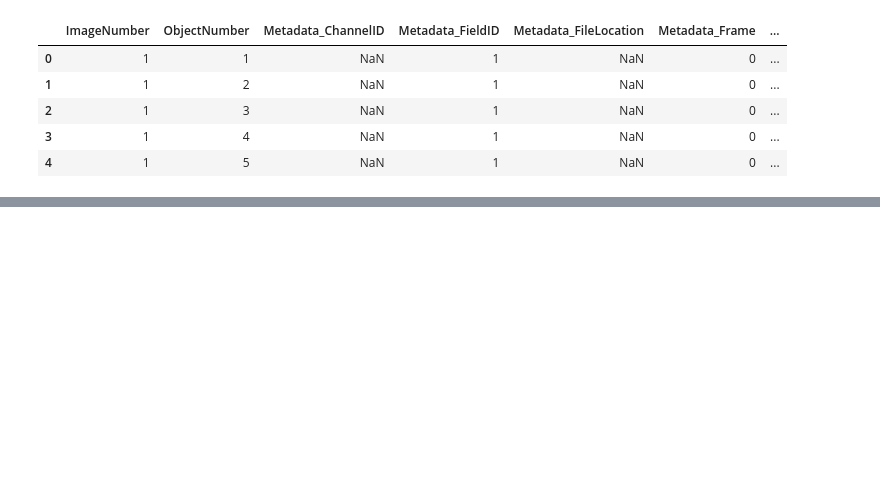
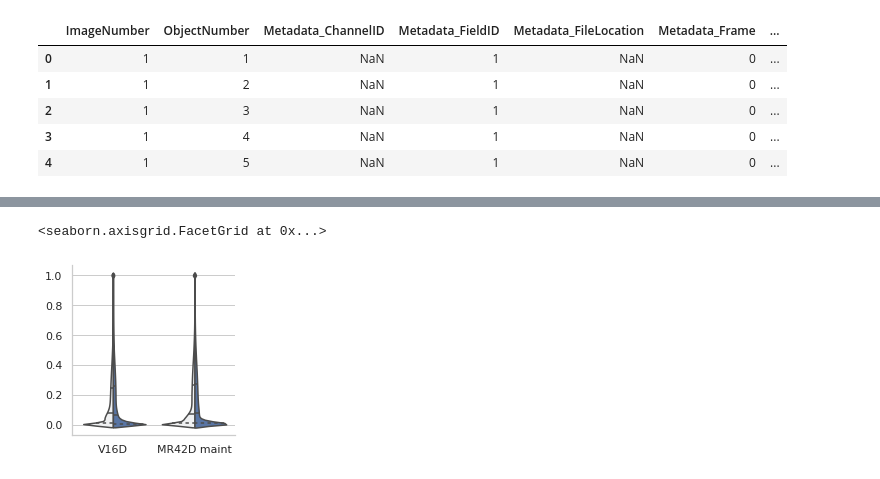
Before and after one commit to halliganbs/violin_facet_gird, a Jupyter notebook: violin_plot.ipynb, the cells around one changed output, grey strips where cells are left out. Cells and saved outputs as stored; diff of their text form; code cells hidden in the pictures; blank space fills up the shorter version.

```diff
--- a/violin_plot.ipynb
+++ b/violin_plot.ipynb
@@ -33,0 +108,10 @@ dt.head()
+# %%
+melted = df_scaled.melt(
+    id_vars=['Cell Line', 'Enza', 'NCAM','PSA'],
+    value_vars=df_scaled.columns.difference(['Cell Line', 'Enza', 'NCAM', 'PSA'])
+)
+g = sns.FacetGrid(melted)
+g.map(sns.violinplot, data=melted, y='value', x='Cell Line', hue='Enza', split=True, inner='quartile')
+# %% [output]
+<seaborn.axisgrid.FacetGrid at 0x...>
+[figure, added]
```
Also changed, not shown: parts of 22 cells of this notebook.
